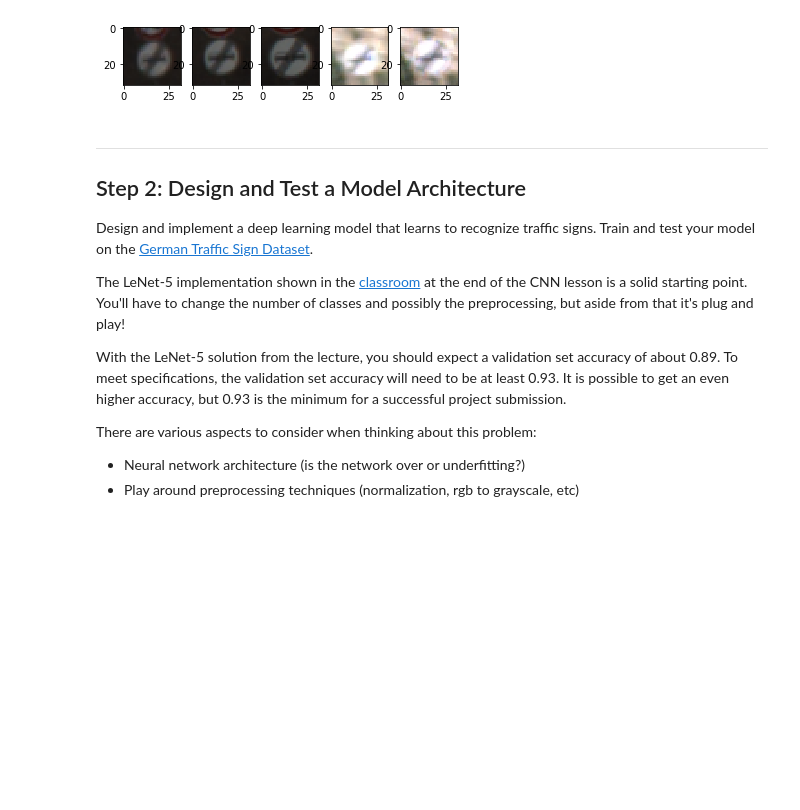
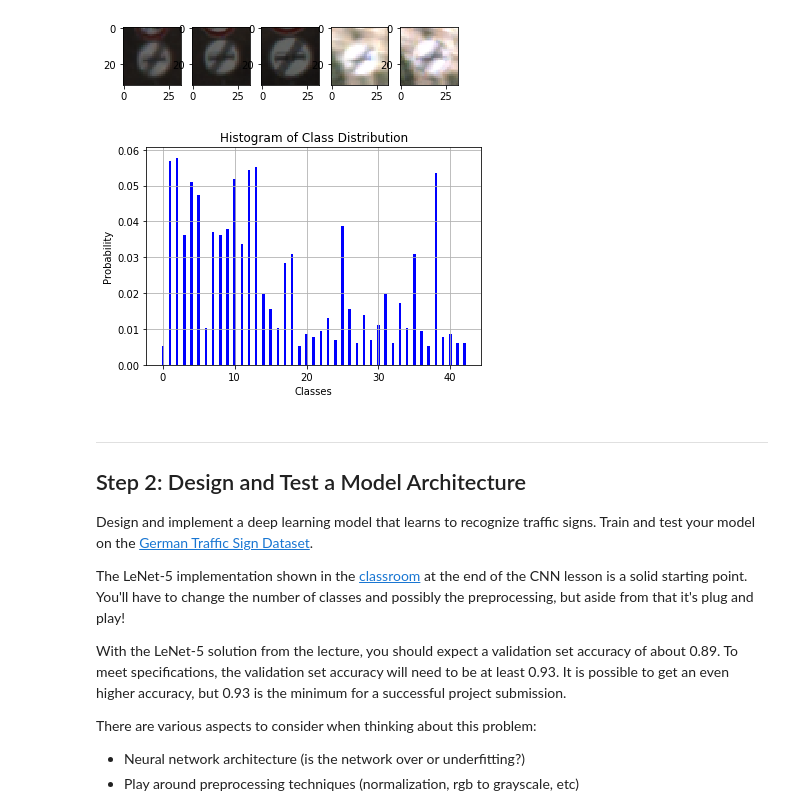
Before and after one commit to jinscript/CarND-Traffic-Sign-Classifier-Project, a Jupyter notebook: Traffic_Sign_Classifier.ipynb, the cells around one changed output. Saved outputs shown, nothing was run; the diff lists cells and outputs as text; code cells hidden in the pictures; blank space fills up the shorter version.

```diff
--- a/Traffic_Sign_Classifier.ipynb
+++ b/Traffic_Sign_Classifier.ipynb
@@ -125,6 +125,18 @@ plt.imshow(X_train[40])
 # %% [output]
 <matplotlib.image.AxesImage at 0x...>
 [figure]
+# %%
+# histogram of class distribution
+counts, _ = np.histogram(y_train.T, bins=list(range(n_classes + 1)))
+
+plt.xlabel('Classes')
+plt.ylabel('Probability')
+plt.title('Histogram of Class Distribution')
+plt.bar(list(range(n_classes)), counts / n_train, 0.35, color='b')
+plt.grid(True)
+plt.show()
+# %% [output]
+[figure, added]
 # %% [markdown]
 ----
 
```
Also changed, not shown: 5 other files.
